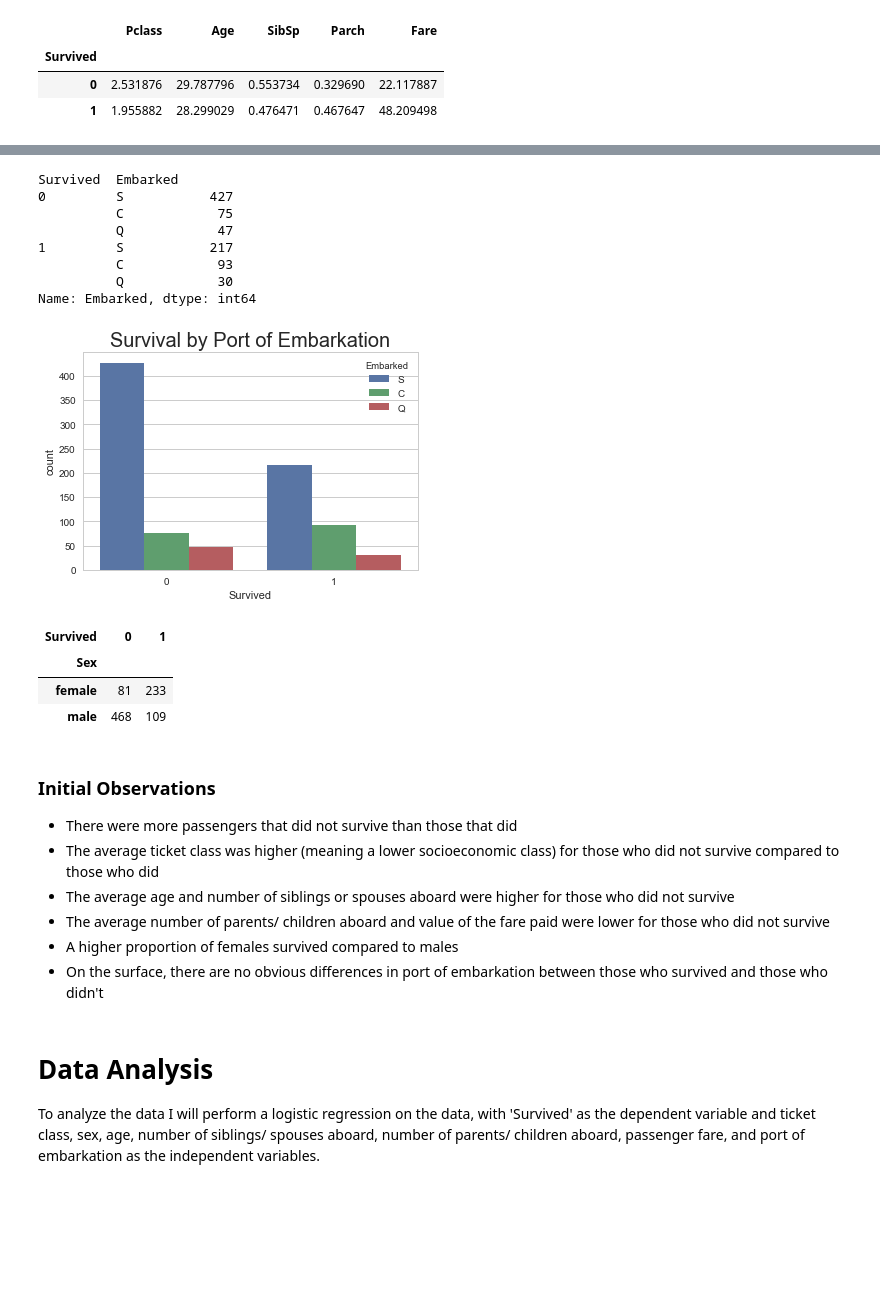
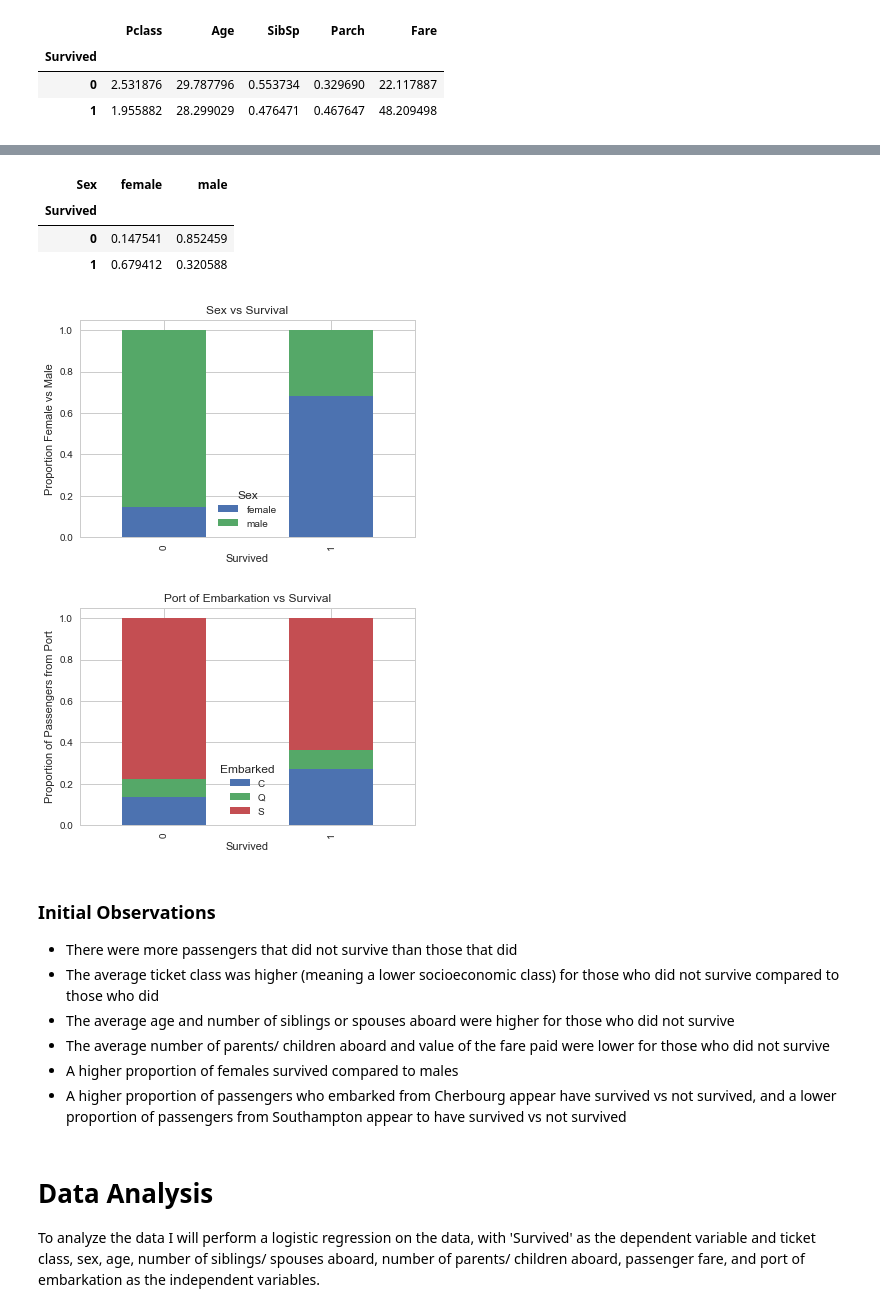
Before and after one commit to abarnes023/titanic-project, a Jupyter notebook: Survival_on_the_Titanic.ipynb, the cells around one changed output, grey strips where cells are left out. Saved outputs shown, nothing was run; the diff lists cells and outputs as text; code cells hidden in the pictures; blank space fills up the shorter version.

Commit message:
Added stacked barplots for sex and embarked variables

```diff
--- a/Survival_on_the_Titanic.ipynb
+++ b/Survival_on_the_Titanic.ipynb
@@ -153,29 +138,30 @@ Name: Sex, dtype: int64
-# %%
-# Compare counts of port of embarkation for survival outcomes
-print(titanic_by_survival['Embarked'].value_counts())
-
-ax = sns.countplot(x='Survived', hue='Embarked', data=titanic)
-ax.set_title('Survival by Port of Embarkation', fontsize=20)
-plt.show()
-# %% [output]
-Survived  Embarked
-0         S           427
-          C            75
-          Q            47
-1         S           217
-          C            93
-          Q            30
-Name: Embarked, dtype: int64
-[figure, removed]
-# %%
-pd.crosstab(titanic.Sex, titanic.Survived)
-
-### Create a stacked bar chart with proportion of males vs females survival
-# %% [output]
-| Survived | 0 | 1 |
-| Sex |  |  |
-| female | 81 | 233 |
-| male | 468 | 109 |
+# %%
+# Proportion of males and females survived vs did not survive
+table_sex = pd.crosstab(titanic.Survived, titanic.Sex)
+table_sex_prop = table_sex.div(table_sex.sum(1), axis=0)
+table_sex_prop
+# %% [output]
+| Sex | female | male |
+| Survived |  |  |
+| 0 | 0.147541 | 0.852459 |
+| 1 | 0.679412 | 0.320588 |
+# %%
+# Stacked barplot
+table_sex_prop.plot.bar(stacked=True)
+plt.title('Sex vs Survival')
+plt.ylabel('Proportion Female vs Male')
+plt.show()
+# %% [output]
+[figure, added]
+# %%
+# Compare port of embarkation proportions for survival outcomes
+table_embark = pd.crosstab(titanic.Survived, titanic.Embarked)
+table_embark_prop = table_embark.div(table_embark.sum(1), axis=0).plot.bar(stacked=True)
+plt.title('Port of Embarkation vs Survival')
+plt.ylabel('Proportion of Passengers from Port')
+plt.show()
+# %% [output]
+[figure, added]
 # %% [markdown]
 ### Initial Observations
 
@@ -184,7 +170,7 @@ pd.crosstab(titanic.Sex, titanic.Survived)
 - The average age and number of siblings or spouses aboard were higher for those who did not survive
 - The average number of parents/ children aboard and value of the fare paid were lower for those who did not survive
 - A higher proportion of females survived compared to males
-- On the surface, there are no obvious differences in port of embarkation between those who survived and those who didn't
+- A higher proportion of passengers who embarked from Cherbourg appear have survived vs not survived, and a lower proportion of passengers from Southampton appear to have survived vs not survived
 # %% [markdown]
 # Data Analysis
 
```
Also changed, not shown: parts of 1 cell of this notebook.
